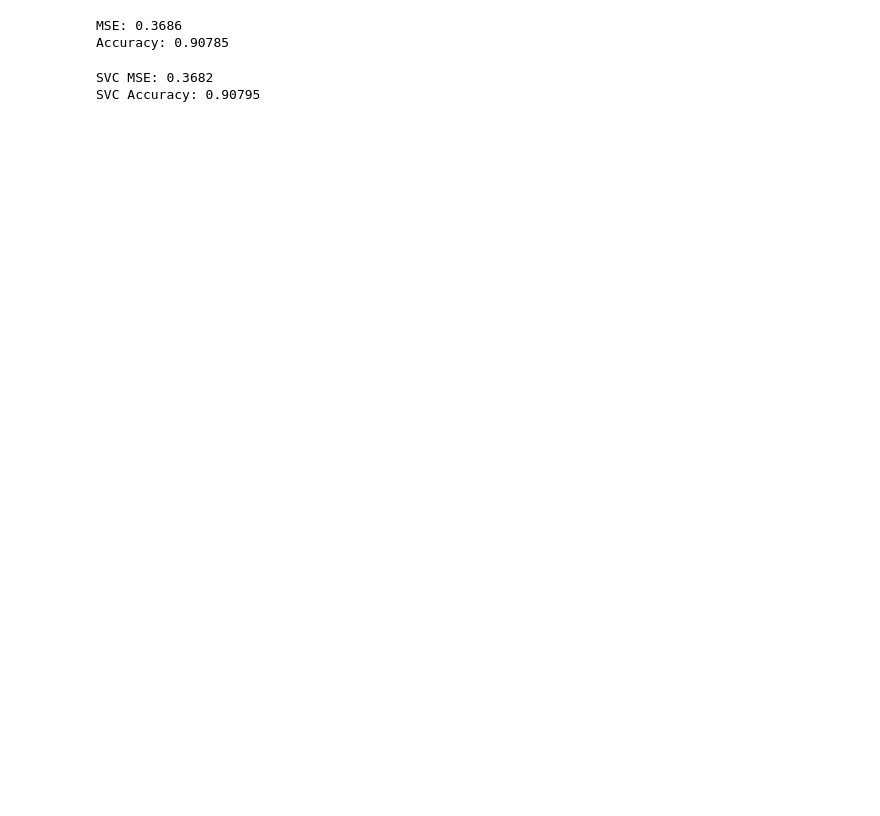
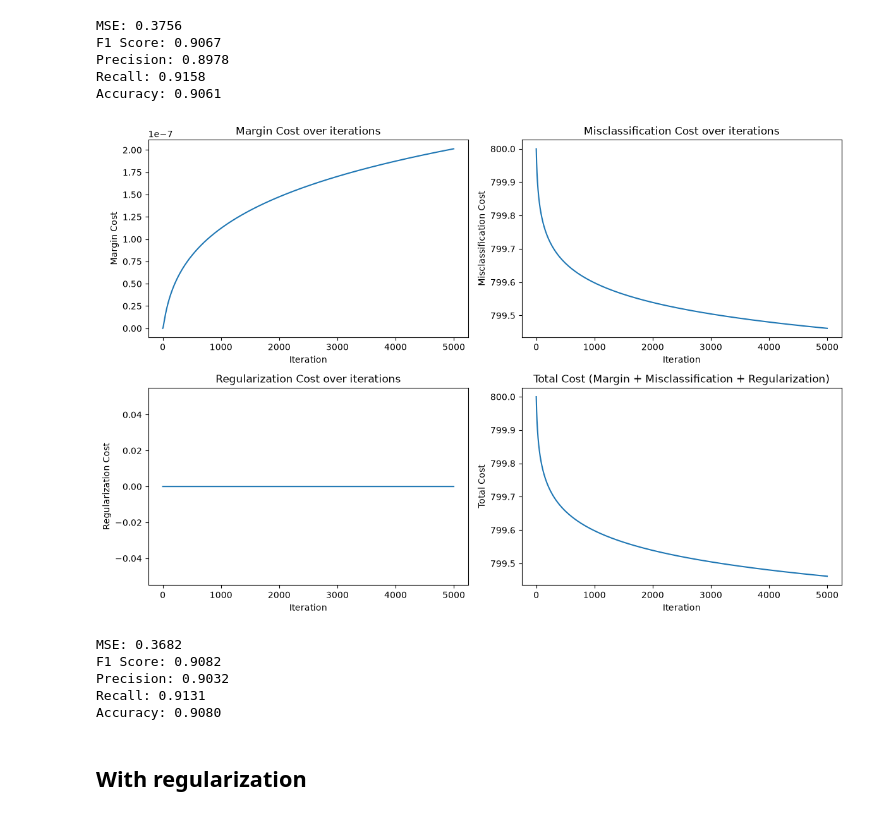
Before and after one commit to sush4nt/ml-core, a Jupyter notebook: notebooks/linear_svm.ipynb, the cells around one changed output. Saved outputs shown, nothing was run; the diff lists cells and outputs as text; code cells hidden in the pictures; blank space fills up the shorter version.

Commit message:
corrections linear svm

```diff
--- a/notebooks/linear_svm.ipynb
+++ b/notebooks/linear_svm.ipynb
@@ -13,7 +14,7 @@ def mean_squared_error(y_true, y_pred):
     return np.mean((y_true - y_pred) ** 2)
 # %%
 X, y = datasets.make_classification(
-    n_samples=100000, n_features=4, random_state=4
+    n_samples=1_00_000, n_features=4, random_state=4
 )
 
 X_train, X_test, y_train, y_test = train_test_split(
@@ -23,28 +24,86 @@ X_train, X_test, y_train, y_test = train_test_split(
 y_train = np.where(y_train <= 0, -1, 1)
 y_test = np.where(y_test <= 0, -1, 1)
 # %%
-model = CustomLinearSVM(learning_rate=0.001, n_iters=1000, C=1.0)
-model.fit(X_train, y_train)
+model = CustomLinearSVM(learning_rate=0.001, n_iters=5000, C=0.01, tol=1e-4, patience=50)
+history = model.fit(X_train, y_train)
 predictions = model.predict(X_test)
 
 mse = mean_squared_error(y_test, predictions)
-print("MSE:", mse)
+print(f"MSE: {mse:.4f}")
+
+f1 = f1_score(y_test, predictions)
+print(f"F1 Score: {f1:.4f}")
+
+precision = precision_score(y_test, predictions)
+print(f"Precision: {precision:.4f}")
+
+recall = recall_score(y_test, predictions)
+print(f"Recall: {recall:.4f}")
 
 accu = accuracy_score(y_test, predictions)
-print("Accuracy:", accu)
+print(f"Accuracy: {accu:.4f}")
 # %% [output]
-MSE: 0.3686
-Accuracy: 0.90785
+MSE: 0.3756
+F1 Score: 0.9067
+Precision: 0.8978
+Recall: 0.9158
+Accuracy: 0.9061
+# %%
+plt.figure(figsize=(12, 8))
+
+plt.subplot(2, 2, 1)
+plt.plot(history['margin_cost_history'])
+plt.xlabel('Iteration')
+plt.ylabel('Margin Cost')
+plt.title('Margin Cost over iterations')
+
+plt.subplot(2, 2, 2)
+plt.plot(history['misclassification_cost_history'])
+plt.xlabel('Iteration')
+plt.ylabel('Misclassification Cost')
+plt.title('Misclassification Cost over iterations')
+
+plt.subplot(2, 2, 3)
+plt.plot(history['regularization_history'])
+plt.xlabel('Iteration')
+plt.ylabel('Regularization Cost')
+plt.title('Regularization Cost over iterations')
+
+plt.subplot(2, 2, 4)
+plt.plot(history['cost_history'])
+plt.xlabel('Iteration')
+plt.ylabel('Total Cost')
+plt.title('Total Cost (Margin + Misclassification + Regularization)')
+
+plt.tight_layout()
+plt.show()
+# %% [output]
+[figure, added]
 # %%
 svc = SVC(kernel='linear', C=1.0, random_state=1234)
 svc.fit(X_train, y_train)
 svc_predictions = svc.predict(X_test)
 
+
 svc_mse = mean_squared_error(y_test, svc_predictions)
-print("SVC MSE:", svc_mse)
+print(f"MSE: {svc_mse:.4f}")
+
+svc_f1 = f1_score(y_test, svc_predictions)
+print(f"F1 Score: {svc_f1:.4f}")
+
+svc_precision = precision_score(y_test, svc_predictions)
+print(f"Precision: {svc_precision:.4f}")
+
+svc_recall = recall_score(y_test, svc_predictions)
+print(f"Recall: {svc_recall:.4f}")
 
 svc_accu = accuracy_score(y_test, svc_predictions)
-print("SVC Accuracy:", svc_accu)
+print(f"Accuracy: {svc_accu:.4f}")
 # %% [output]
-SVC MSE: 0.3682
-SVC Accuracy: 0.90795
+MSE: 0.3682
+F1 Score: 0.9082
+Precision: 0.9032
+Recall: 0.9131
+Accuracy: 0.9080
+# %% [markdown]
+## With regularization
```
Also changed, not shown: parts of 5 cells of this notebook, 2 other files.
